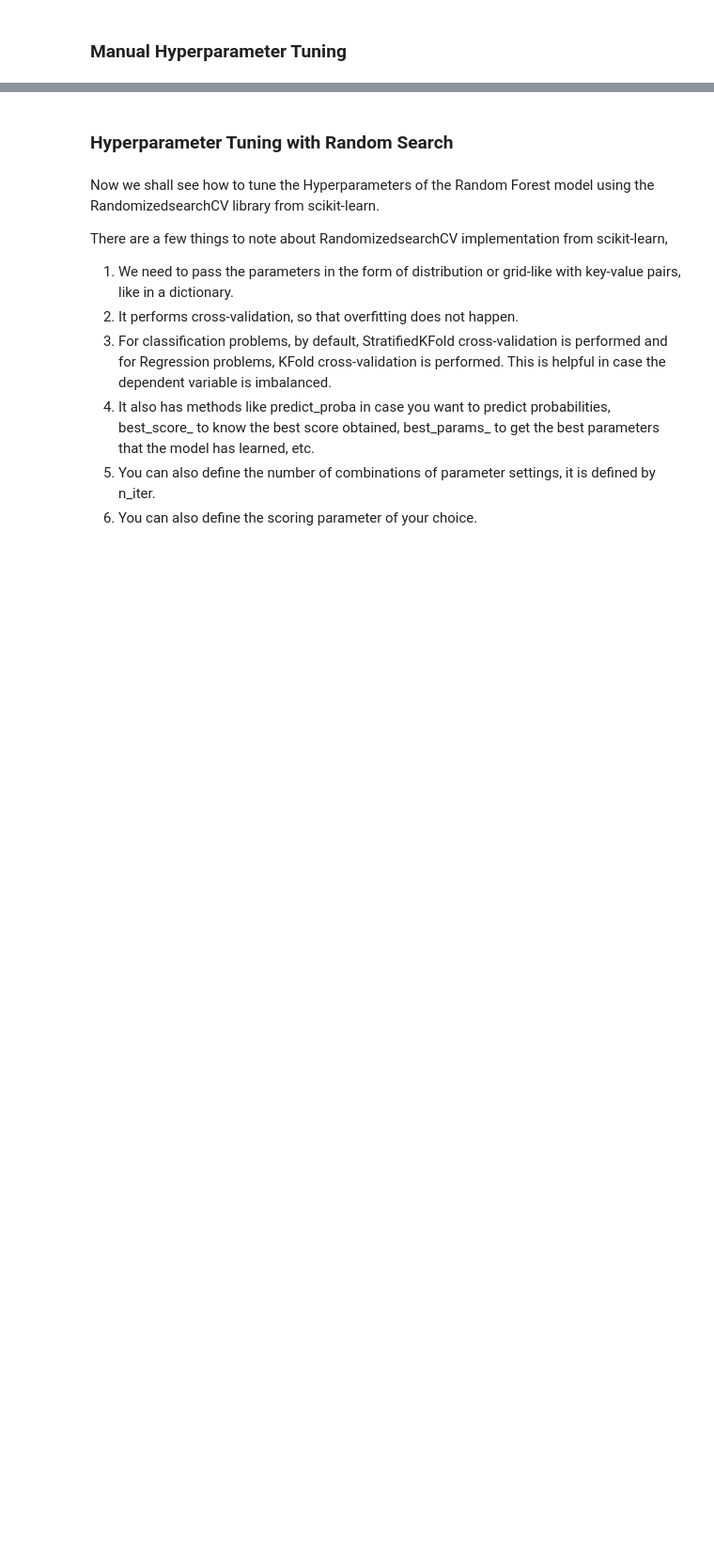
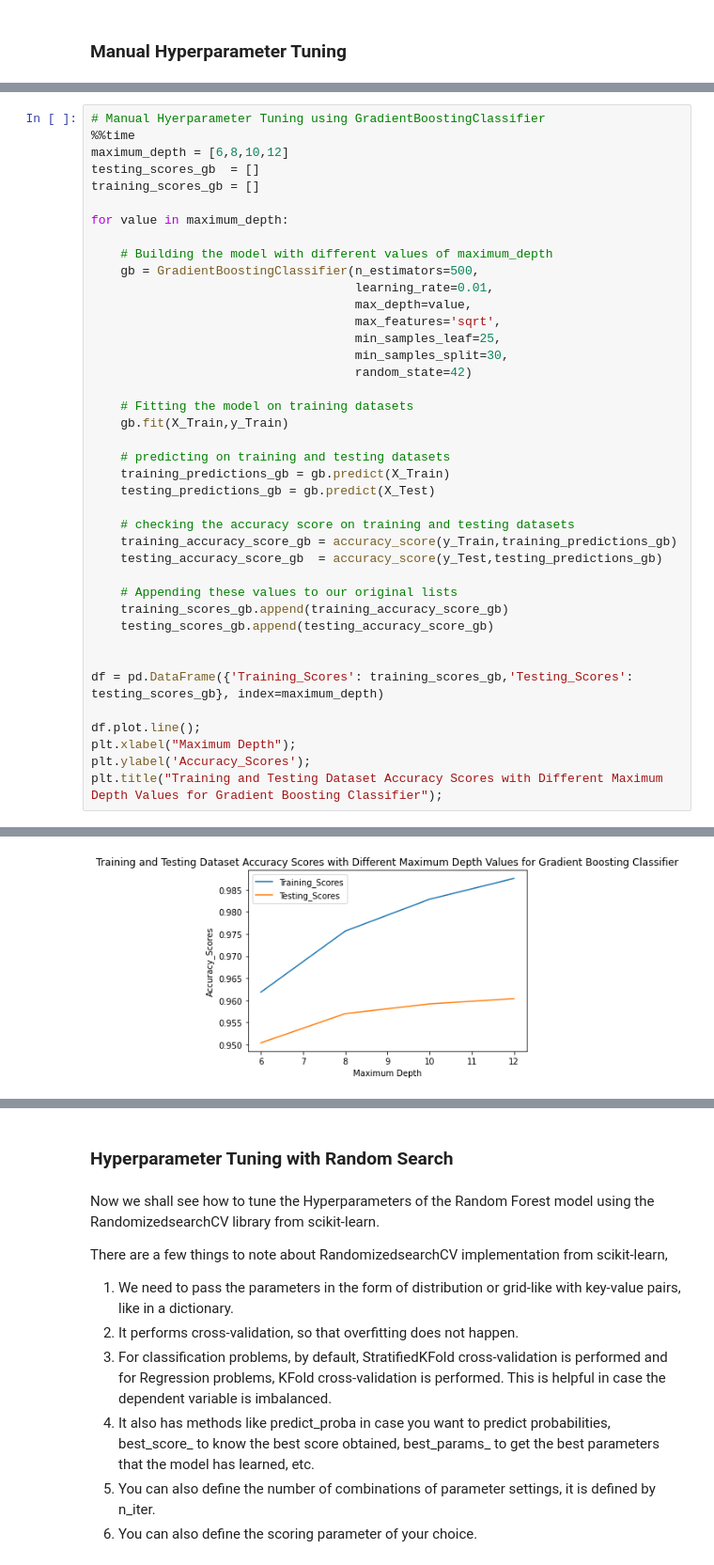
Before and after one commit to kulkarni-vishwanath/Hyperparameter_Tuning, a Jupyter notebook: Hyperparameter_Tuning.ipynb, the cells around one changed output, grey strips where cells are left out. Shown: that part at 94% size. Saved outputs shown, nothing was run; the diff lists cells and outputs as text; blank space fills up the shorter version.

```diff
--- a/Hyperparameter_Tuning.ipynb
+++ b/Hyperparameter_Tuning.ipynb
@@ -110,0 +140,41 @@ plt.title("Training and Testing Dataset Accuracy Scores with Different n_estimat
+# %%
+# Manual Hyerparameter Tuning using GradientBoostingClassifier
+%%time
+maximum_depth = [6,8,10,12]
+testing_scores_gb  = []
+training_scores_gb = []
+
+for value in maximum_depth:
+
+    # Building the model with different values of maximum_depth
+    gb = GradientBoostingClassifier(n_estimators=500,
+                                    learning_rate=0.01,
+                                    max_depth=value,
+                                    max_features='sqrt',
+                                    min_samples_leaf=25,
+                                    min_samples_split=30,
+                                    random_state=42)
+
+    # Fitting the model on training datasets
+    gb.fit(X_Train,y_Train)
+
+    # predicting on training and testing datasets
+    training_predictions_gb = gb.predict(X_Train)
+    testing_predictions_gb = gb.predict(X_Test)
+
+    # checking the accuracy score on training and testing datasets
+    training_accuracy_score_gb = accuracy_score(y_Train,training_predictions_gb)
+    testing_accuracy_score_gb  = accuracy_score(y_Test,testing_predictions_gb)
+
+    # Appending these values to our original lists
+    training_scores_gb.append(training_accuracy_score_gb)
+    testing_scores_gb.append(testing_accuracy_score_gb)
+
+
+df = pd.DataFrame({'Training_Scores': training_scores_gb,'Testing_Scores':  testing_scores_gb}, index=maximum_depth)
+
+df.plot.line();
+plt.xlabel("Maximum Depth");
+plt.ylabel('Accuracy_Scores');
+plt.title("Training and Testing Dataset Accuracy Scores with Different Maximum Depth Values for Gradient Boosting Classifier");
+# %% [output]
@@ -110,0 +183 @@ plt.title("Training and Testing Dataset Accuracy Scores with Different n_estimat
+[figure, added]
```
Also changed, not shown: parts of 61 cells of this notebook.
